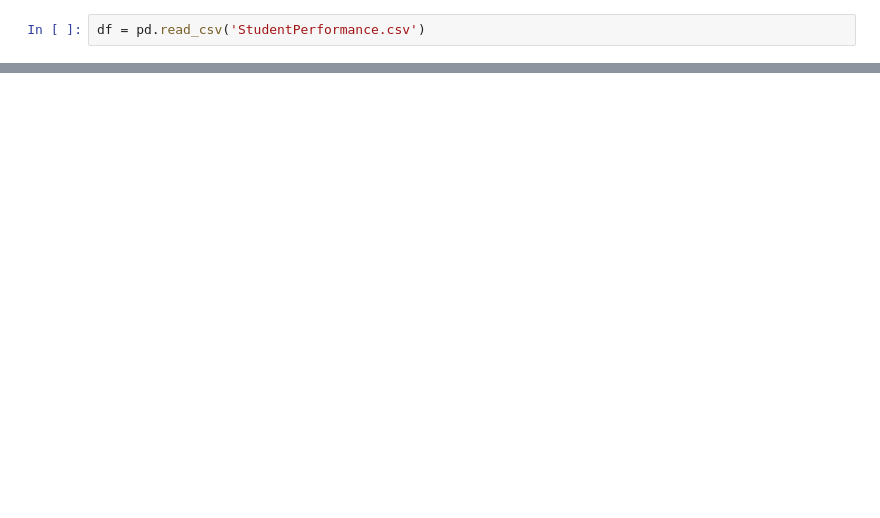
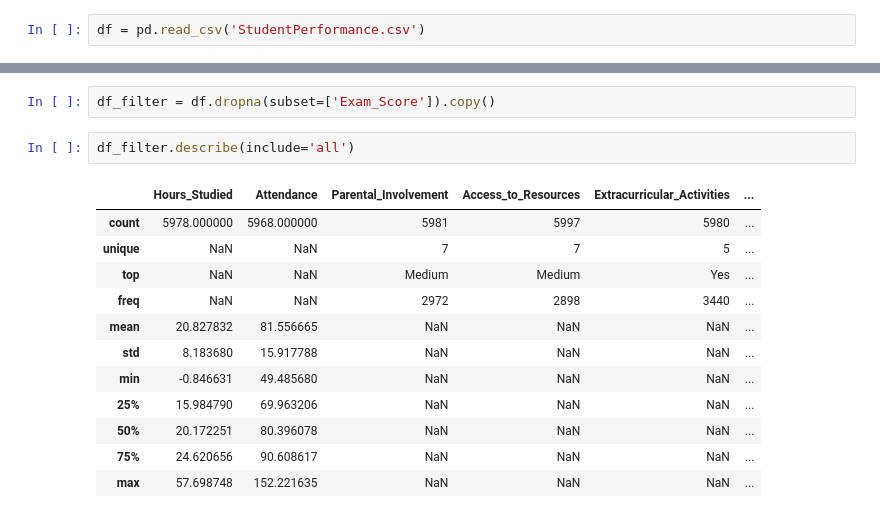
Before and after one commit to phatlt17420/Python_BA, a Jupyter notebook: KyThuatLapTrinhPyThon/BaiTap_PhanTichDuLieu/BaiTapThucHanh1_PhanTichDuLieu.ipynb, the cells around one changed output, grey strips where cells are left out. Cells and saved outputs as stored; diff of their text form; blank space fills up the shorter version.

```diff
--- a/KyThuatLapTrinhPyThon/BaiTap_PhanTichDuLieu/BaiTapThucHanh1_PhanTichDuLieu.ipynb
+++ b/KyThuatLapTrinhPyThon/BaiTap_PhanTichDuLieu/BaiTapThucHanh1_PhanTichDuLieu.ipynb
@@ -21,0 +58,17 @@ df
+# %%
+df_filter = df.dropna(subset=['Exam_Score']).copy()
+# %%
+df_filter.describe(include='all')
+# %% [output]
+|  | Hours_Studied | Attendance | Parental_Involvement | Access_to_Resources | Extracurricular_Activities | ... |
+| count | 5978.000000 | 5968.000000 | 5981 | 5997 | 5980 | ... |
+| unique | NaN | NaN | 7 | 7 | 5 | ... |
+| top | NaN | NaN | Medium | Medium | Yes | ... |
+| freq | NaN | NaN | 2972 | 2898 | 3440 | ... |
+| mean | 20.827832 | 81.556665 | NaN | NaN | NaN | ... |
+| std | 8.183680 | 15.917788 | NaN | NaN | NaN | ... |
+| min | -0.846631 | 49.485680 | NaN | NaN | NaN | ... |
+| 25% | 15.984790 | 69.963206 | NaN | NaN | NaN | ... |
+| 50% | 20.172251 | 80.396078 | NaN | NaN | NaN | ... |
+| 75% | 24.620656 | 90.608617 | NaN | NaN | NaN | ... |
+| max | 57.698748 | 152.221635 | NaN | NaN | NaN | ... |
```
Also changed, not shown: parts of 25 cells of this notebook, 2 other files.
